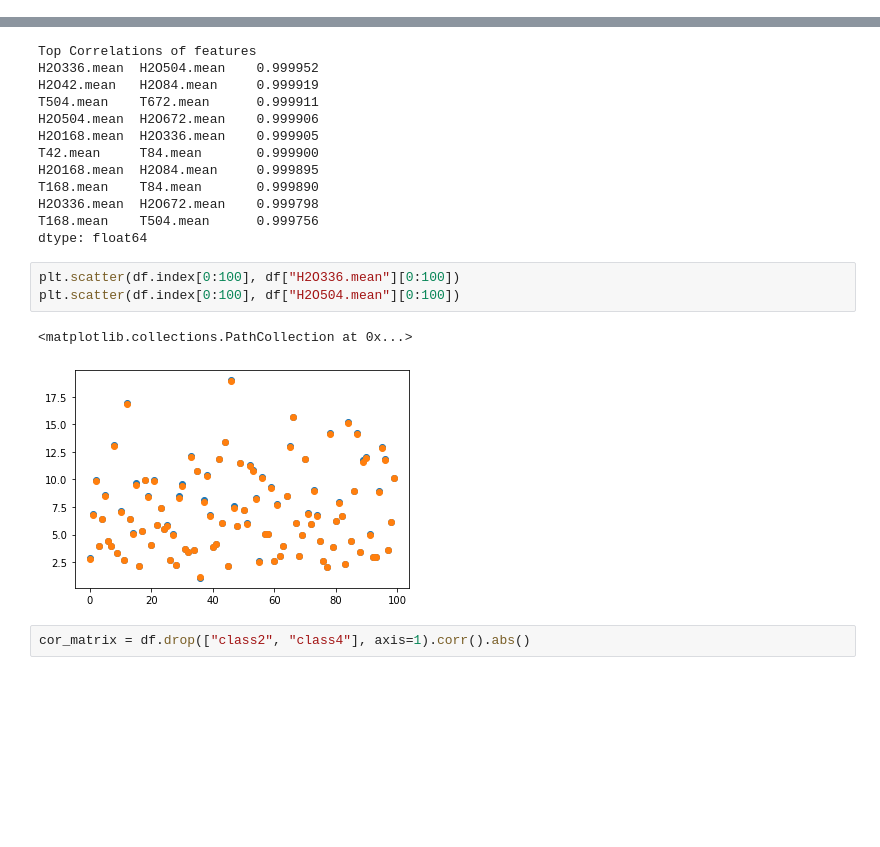
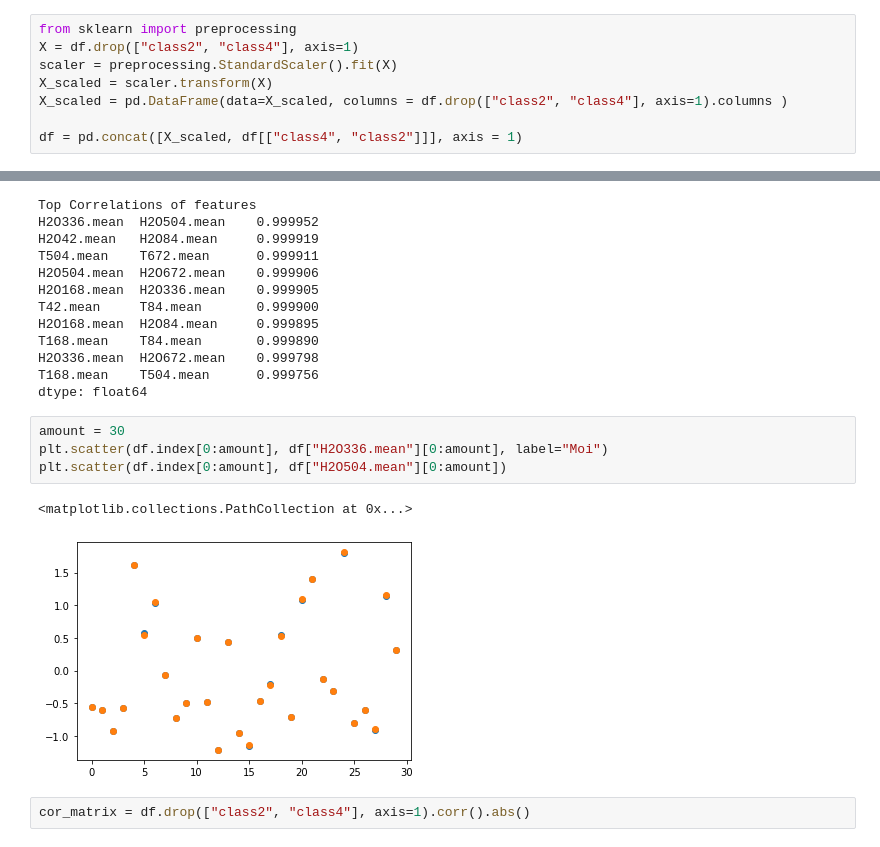
Before and after one commit to lehtoneo/intro-ml-project, a Jupyter notebook: data_analysis_ossi.ipynb, the cells around one changed output, grey strips where cells are left out. Saved outputs shown, nothing was run; the diff lists cells and outputs as text; blank space fills up the shorter version.

```diff
--- a/data_analysis_ossi.ipynb
+++ b/data_analysis_ossi.ipynb
@@ -65,0 +68,8 @@ df.describe()
+# %%
+from sklearn import preprocessing
+X = df.drop(["class2", "class4"], axis=1)
+scaler = preprocessing.StandardScaler().fit(X)
+X_scaled = scaler.transform(X)
+X_scaled = pd.DataFrame(data=X_scaled, columns = df.drop(["class2", "class4"], axis=1).columns )
+
+df = pd.concat([X_scaled, df[["class4", "class2"]]], axis = 1)
@@ -100,11 +120,12 @@ H2O336.mean  H2O672.mean    0.999798
 T168.mean    T504.mean      0.999756
 dtype: float64
 # %%
-plt.scatter(df.index[0:100], df["H2O336.mean"][0:100])
-plt.scatter(df.index[0:100], df["H2O504.mean"][0:100])
+amount = 30
+plt.scatter(df.index[0:amount], df["H2O336.mean"][0:amount], label="Moi")
+plt.scatter(df.index[0:amount], df["H2O504.mean"][0:amount])
 # %% [output]
 <matplotlib.collections.PathCollection at 0x...>
-[figure, old version]
+[figure, new version]
 # %%
 cor_matrix = df.drop(["class2", "class4"], axis=1).corr().abs()
 # %%
```
Also changed, not shown: parts of 16 cells of this notebook.
